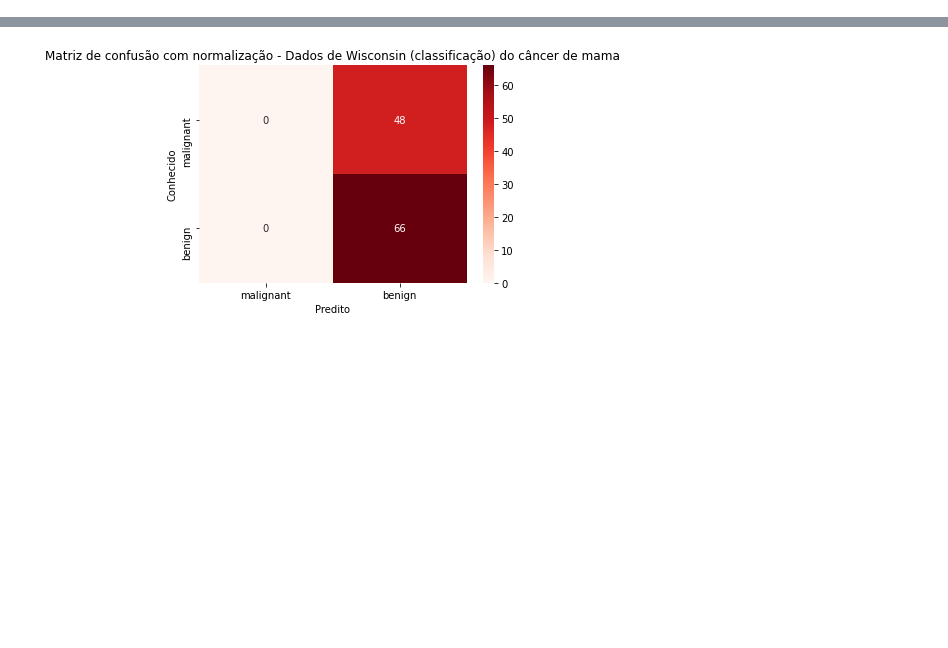
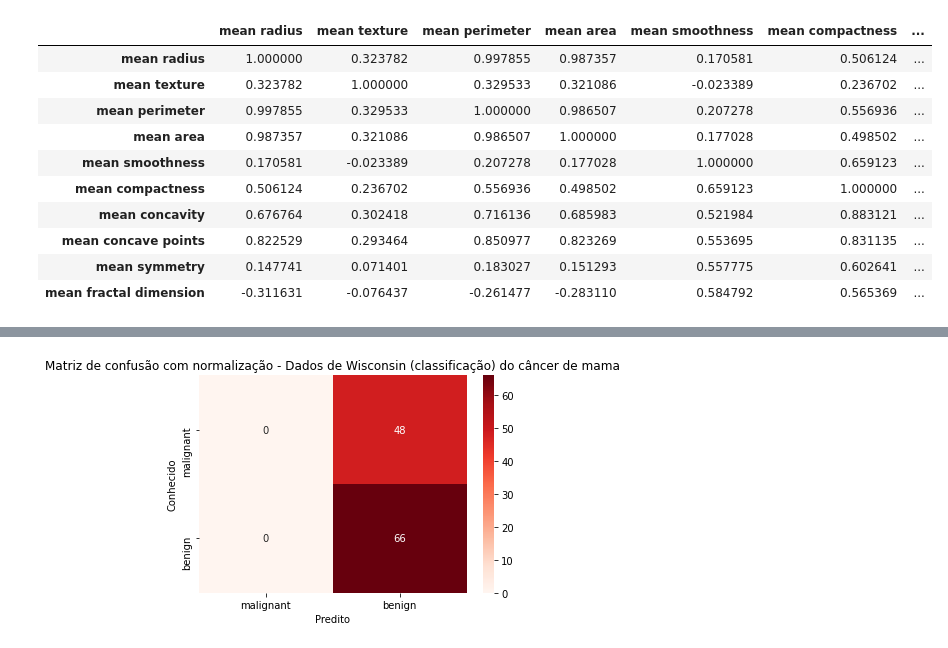
Before and after one commit to Nireplag/Arquitetura_de_dados, a Jupyter notebook: breast_cancer.ipynb, the cells around one changed output, grey strips where cells are left out. Cells and saved outputs as stored; diff of their text form; code cells hidden in the pictures; blank space fills up the shorter version.

```diff
--- a/breast_cancer.ipynb
+++ b/breast_cancer.ipynb
@@ -100 +72,17 @@ for atr in dtCancer.feature_names:
 ... (18 outputs left out)
+# %%
+# Analysis of correlation of mean atributes
+df_mean = dtCancer.data.iloc[:, :10]
+df_mean.corr()
+# %% [output]
+|  | mean radius | mean texture | mean perimeter | mean area | mean smoothness | mean compactness | ... |
+| mean radius | 1.000000 | 0.323782 | 0.997855 | 0.987357 | 0.170581 | 0.506124 | ... |
+| mean texture | 0.323782 | 1.000000 | 0.329533 | 0.321086 | -0.023389 | 0.236702 | ... |
+| mean perimeter | 0.997855 | 0.329533 | 1.000000 | 0.986507 | 0.207278 | 0.556936 | ... |
+| mean area | 0.987357 | 0.321086 | 0.986507 | 1.000000 | 0.177028 | 0.498502 | ... |
+| mean smoothness | 0.170581 | -0.023389 | 0.207278 | 0.177028 | 1.000000 | 0.659123 | ... |
+| mean compactness | 0.506124 | 0.236702 | 0.556936 | 0.498502 | 0.659123 | 1.000000 | ... |
+| mean concavity | 0.676764 | 0.302418 | 0.716136 | 0.685983 | 0.521984 | 0.883121 | ... |
+| mean concave points | 0.822529 | 0.293464 | 0.850977 | 0.823269 | 0.553695 | 0.831135 | ... |
+| mean symmetry | 0.147741 | 0.071401 | 0.183027 | 0.151293 | 0.557775 | 0.602641 | ... |
+| mean fractal dimension | -0.311631 | -0.076437 | -0.261477 | -0.283110 | 0.584792 | 0.565369 | ... |
```
Also changed, not shown: parts of 7 cells of this notebook.
